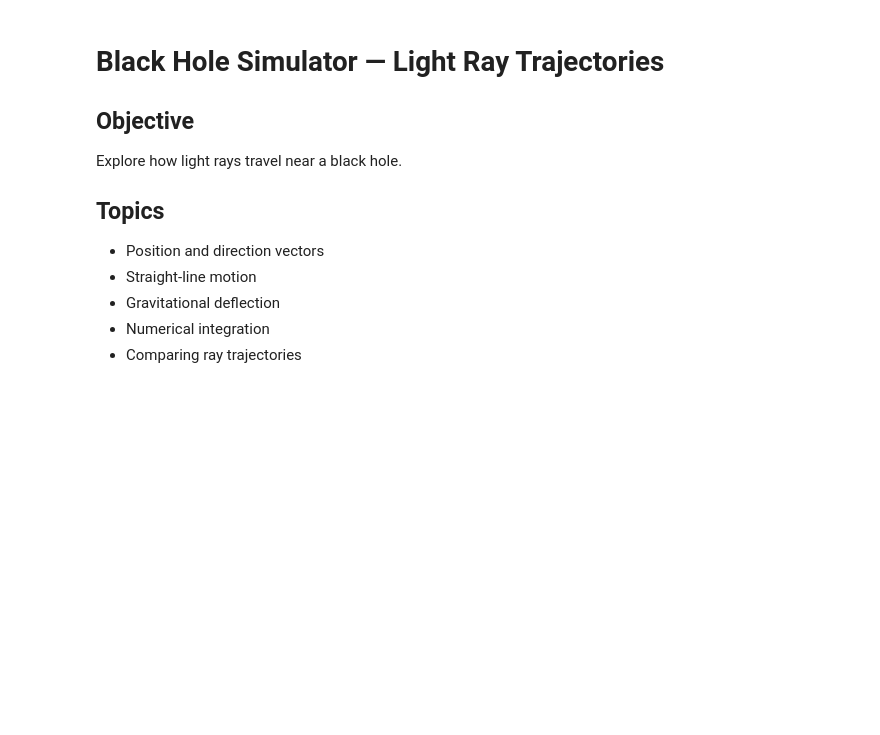
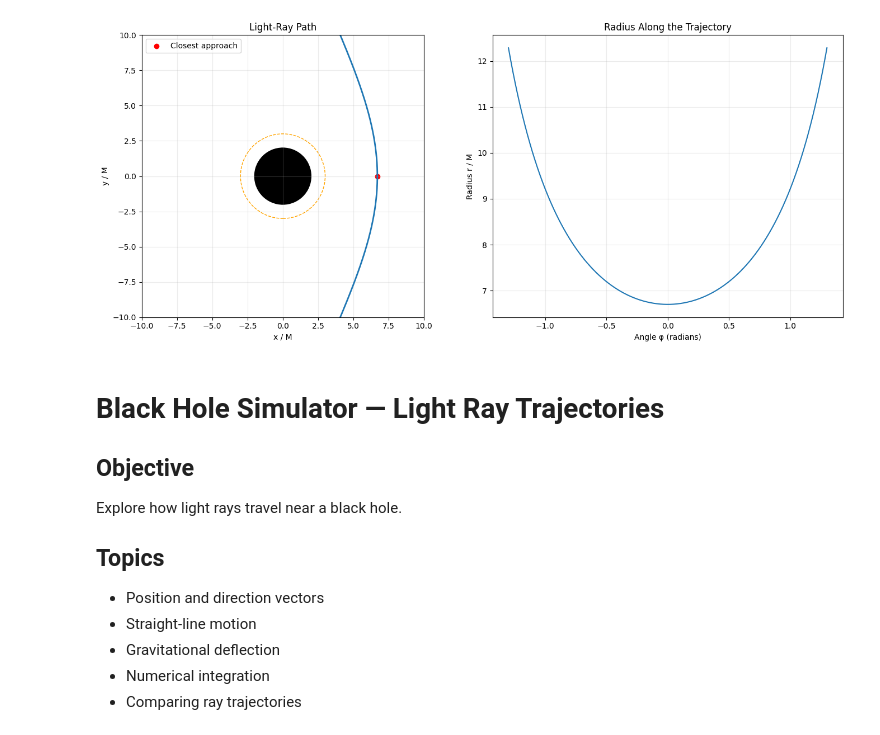
Before and after one commit to AnshG-19/Blackhole_simulator_rayTracing, a Jupyter notebook: notebooks/02_light_ray_trajectories.ipynb, the cells around one changed output. Cells and saved outputs as stored; diff of their text form; code cells hidden in the pictures; blank space fills up the shorter version.

```diff
--- a/notebooks/02_light_ray_trajectories.ipynb
+++ b/notebooks/02_light_ray_trajectories.ipynb
@@ -3,3 +117,38 @@
+# %%
+fig, axes = plt.subplots(1, 2, figsize=(14, 6))
+
+# Left: trajectory in the x-y plane
+axes[0].plot(ray["x"], ray["y"], linewidth=2)
+axes[0].scatter(
+    ray["x"][len(ray["x"]) // 2],
+    ray["y"][len(ray["y"]) // 2],
+    color="red",
+    label="Closest approach",
+)
+axes[0].add_patch(Circle((0, 0), 2 * M, color="black"))
+axes[0].add_patch(
+    Circle((0, 0), 3 * M, fill=False, linestyle="--", color="orange")
+)
+axes[0].set_xlim(-10, 10)
+axes[0].set_ylim(-10, 10)
+axes[0].set_aspect("equal")
+axes[0].set_title("Light-Ray Path")
+axes[0].set_xlabel("x / M")
+axes[0].set_ylabel("y / M")
+axes[0].grid(alpha=0.25)
+axes[0].legend()
+
+# Right: radius as a function of angle
+axes[1].plot(ray["phi"], ray["radius"])
+axes[1].set_title("Radius Along the Trajectory")
+axes[1].set_xlabel("Angle φ (radians)")
+axes[1].set_ylabel("Radius r / M")
+axes[1].grid(alpha=0.25)
+
+plt.tight_layout()
+plt.show()
+# %% [output]
+[figure, added]
 # %% [markdown]
 
 # Black Hole Simulator — Light Ray Trajectories
```
Also changed, not shown: parts of 5 cells of this notebook.
